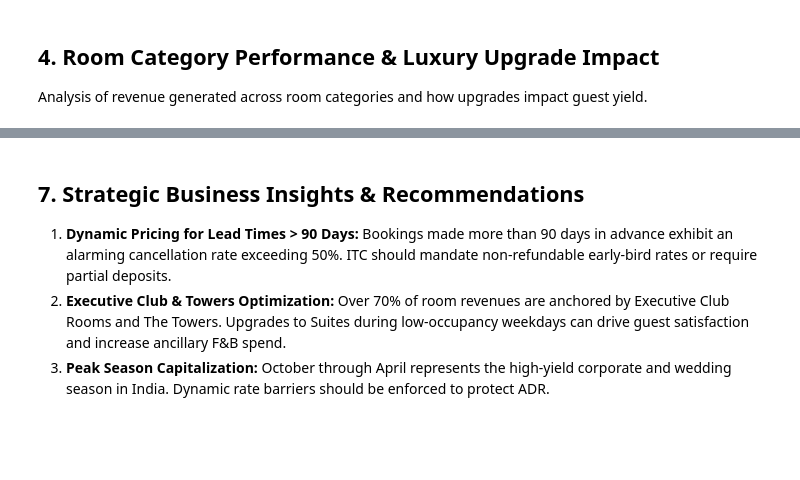
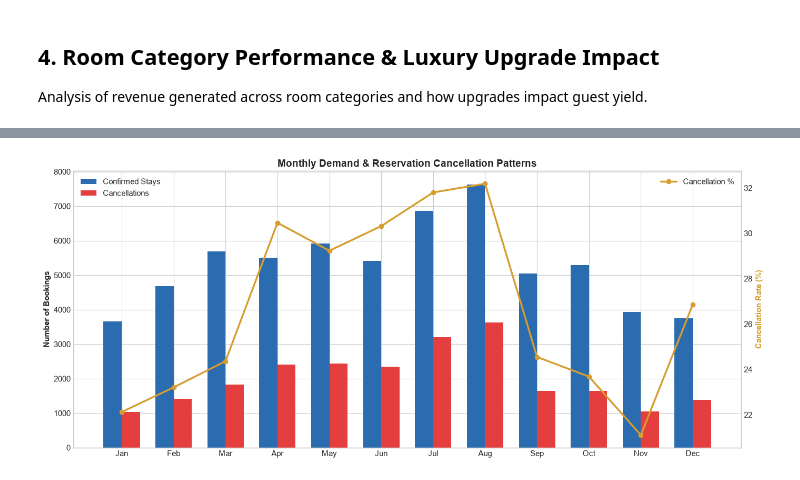
Before and after one commit to Avis1229/ITC_HOTEL_S_MODULE, a Jupyter notebook: module1_room_revenue_occupancy.ipynb, the cells around one changed output, grey strips where cells are left out. Cells and saved outputs as stored; diff of their text form; code cells hidden in the pictures; blank space fills up the shorter version.

```diff
--- a/module1_room_revenue_occupancy.ipynb
+++ b/module1_room_revenue_occupancy.ipynb
@@ -203,5 +189,33 @@ plt.show()
-# %% [markdown]
-## 7. Strategic Business Insights & Recommendations
-1. **Dynamic Pricing for Lead Times > 90 Days:** Bookings made more than 90 days in advance exhibit an alarming cancellation rate exceeding 50%. ITC should mandate non-refundable early-bird rates or require partial deposits.
-2. **Executive Club & Towers Optimization:** Over 70% of room revenues are anchored by Executive Club Rooms and The Towers. Upgrades to Suites during low-occupancy weekdays can drive guest satisfaction and increase ancillary F&B spend.
-3. **Peak Season Capitalization:** October through April represents the high-yield corporate and wedding season in India. Dynamic rate barriers should be enforced to protect ADR.
+# %%
+month_col = 'arrival_month' if 'arrival_month' in df_rooms.columns else 'arrival_date_month'
+month_order = ['January', 'February', 'March', 'April', 'May', 'June',
+               'July', 'August', 'September', 'October', 'November', 'December']
+
+monthly_trend = df_rooms.groupby([month_col, 'is_canceled']).size().unstack(fill_value=0).reindex(month_order)
+monthly_trend.columns = ['Confirmed Stays', 'Cancellations']
+monthly_trend['Total Demand'] = monthly_trend['Confirmed Stays'] + monthly_trend['Cancellations']
+monthly_trend['Cancellation Rate %'] = (monthly_trend['Cancellations'] / monthly_trend['Total Demand']) * 100
+
+fig, ax1 = plt.subplots(figsize=(14, 6))
+
+x = np.arange(len(month_order))
+width = 0.35
+
+ax1.bar(x - width/2, monthly_trend['Confirmed Stays'], width, label='Confirmed Stays', color='#2B6CB0')
+ax1.bar(x + width/2, monthly_trend['Cancellations'], width, label='Cancellations', color='#E53E3E')
+ax1.set_ylabel('Number of Bookings', fontweight='bold')
+ax1.set_xticks(x)
+ax1.set_xticklabels([m[:3] for m in month_order], rotation=0)
+ax1.set_title('Monthly Demand & Reservation Cancellation Patterns', fontweight='bold', fontsize=14)
+ax1.legend(loc='upper left')
+
+ax2 = ax1.twinx()
+ax2.plot(x, monthly_trend['Cancellation Rate %'], color='#D69E2E', marker='o', linewidth=2.5, label='Cancellation %')
+ax2.set_ylabel('Cancellation Rate (%)', color='#D69E2E', fontweight='bold')
+ax2.grid(False)
+ax2.legend(loc='upper right')
+
+plt.tight_layout()
+plt.show()
+# %% [output]
+[figure, added]
```
Also changed, not shown: parts of 10 cells of this notebook, 1 other file.
